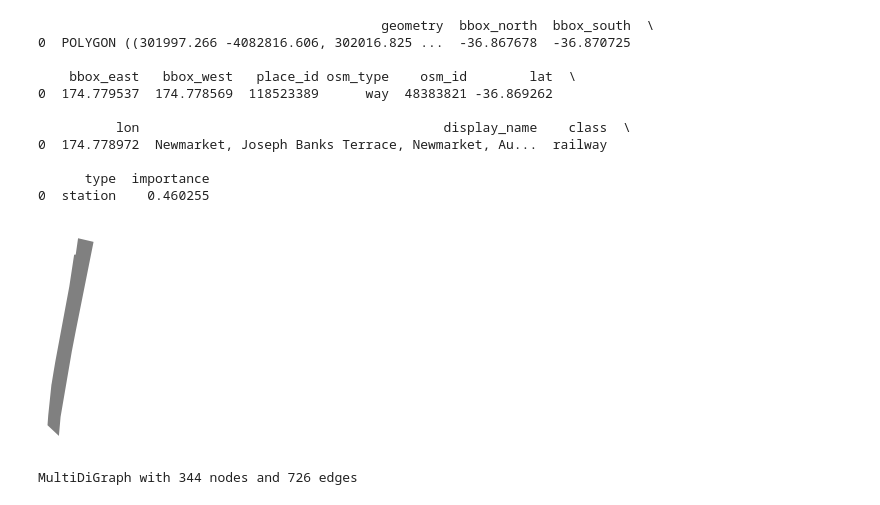
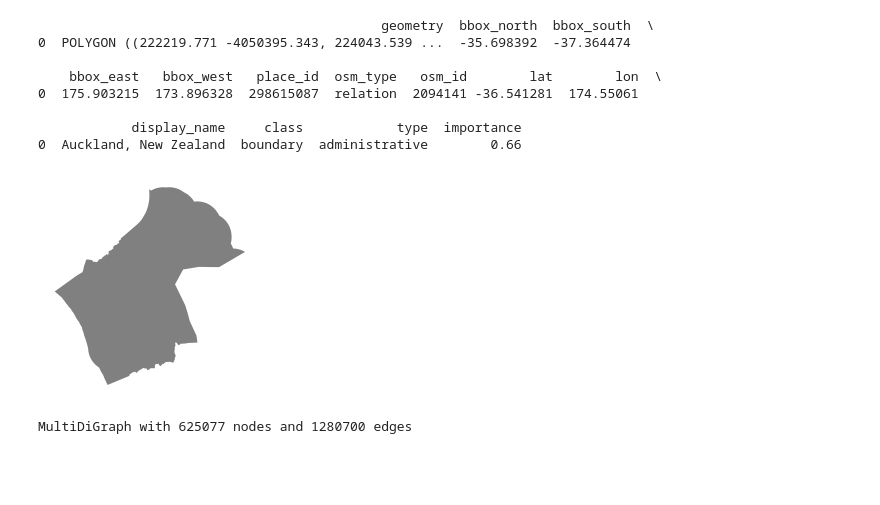
Before and after one commit to zhuxinyu2468/uoa-760, a Jupyter notebook: src/Graph_Edge_Construction.ipynb, the cells around one changed output. Cells and saved outputs as stored; diff of their text form; code cells hidden in the pictures; blank space fills up the shorter version.

```diff
--- a/src/Graph_Edge_Construction.ipynb
+++ b/src/Graph_Edge_Construction.ipynb
@@ -12,38 +14,51 @@ import geopandas as gpd
 import pandas as pd
 import numpy as np
 # %%
+# Find New Market location from osmx package
+# city = ox.geocode_to_gdf("NewMarket, Auckland, NZ")
+# city_proj = ox.project_gdf(city)
+# ax = city_proj.plot(fc="gray", ec="none")
+# _ = ax.axis("off")
+# print(city_proj)
+
 # Find Auckland location from osmx package
-city = ox.geocode_to_gdf("NewMarket, Auckland, NZ")
+city = ox.geocode_to_gdf("Auckland, NZ")
 city_proj = ox.project_gdf(city)
 ax = city_proj.plot(fc="gray", ec="none")
 _ = ax.axis("off")
 print(city_proj)
 # %% [output]
                                             geometry  bbox_north  bbox_south  \
-0  POLYGON ((301997.266 -4082816.606, 302016.825 ...  -36.867678  -36.870725
+0  POLYGON ((222219.771 -4050395.343, 224043.539 ...  -35.698392  -37.364474
 
-    bbox_east   bbox_west   place_id osm_type    osm_id        lat  \
-0  174.779537  174.778569  118523389      way  48383821 -36.869262
+    bbox_east   bbox_west   place_id  osm_type   osm_id        lat        lon  \
+0  175.903215  173.896328  298615087  relation  2094141 -36.541281  174.55061
 
-          lon                                       display_name    class  \
-0  174.778972  Newmarket, Joseph Banks Terrace, Newmarket, Au...  railway
-
-      type  importance
-0  station    0.460255
+            display_name     class            type  importance
+0  Auckland, New Zealand  boundary  administrative        0.66
-[figure, old version]
+[figure, new version]
 # %%
-highway_G = ox.graph_from_point(
-    (-36.8679152, 174.7774390),
-    dist=500,
-    dist_type="network",
-    network_type="walk",
+# New Market graph
+# highway_G = ox.graph_from_point(
+#     (-36.8679152, 174.7774390),
+#     dist=500,
+#     dist_type="network",
+#     network_type="walk",
+#     simplify=False,
+#     retain_all=True,
+#     custom_filter = '["highway"~"unclassified|trunk|primary|tertiary|secondary|track|path|residential"]'
+# )
+# print(highway_G)
+
+north, south, east, west = city_proj['bbox_north'][0],city_proj['bbox_south'][0],city_proj['bbox_east'][0],city_proj['bbox_west'][0]
+
+highway_G = ox.graph_from_bbox(north,south,west,east, network_type='walk',
     simplify=False,
     retain_all=True,
-    custom_filter = '["highway"~"unclassified|trunk|primary|tertiary|secondary|track|path|residential"]'
-)
+    custom_filter = '["highway"~"unclassified|trunk|primary|tertiary|secondary|track|path|residential"]')
 print(highway_G)
 # %% [output]
-MultiDiGraph with 344 nodes and 726 edges
+MultiDiGraph with 625077 nodes and 1280700 edges
 # %%
 # turn off strict mode and see what nodes we'd remove, in yellow
 nc = ["r" if ox.simplification._is_endpoint(highway_G, node) else "y" for node in highway_G.nodes()]
```
Also changed, not shown: parts of 8 cells of this notebook, 37 other files.
